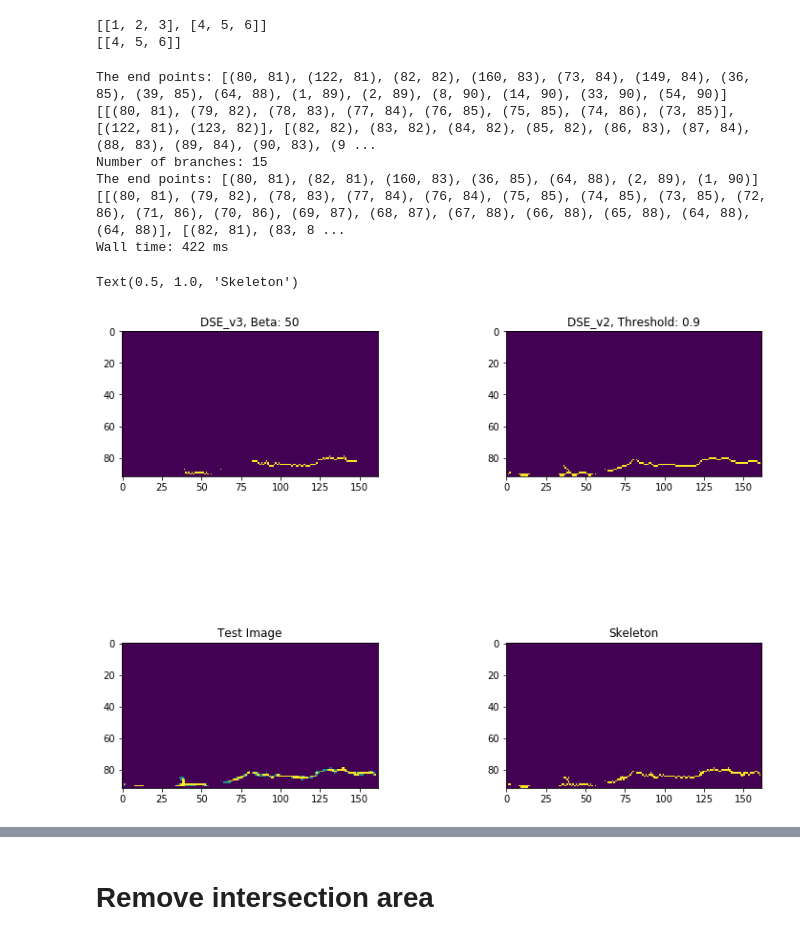
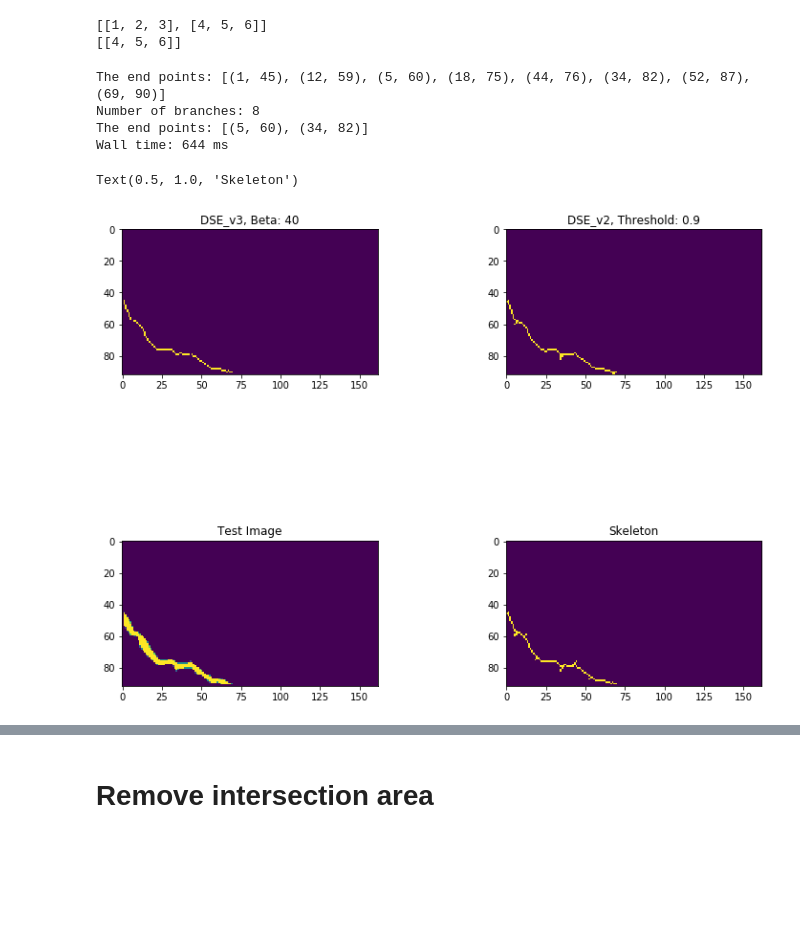
Before and after one commit to thanhtung48c/autonomous_crack_detection_and_quantification, a Jupyter notebook: utils.ipynb, the cells around one changed output, grey strips where cells are left out. Saved outputs shown, nothing was run; the diff lists cells and outputs as text; code cells hidden in the pictures; blank space fills up the shorter version.

```diff
--- a/utils.ipynb
+++ b/utils.ipynb
@@ -534,34 +526,32 @@ print(t)
 [[4, 5, 6]]
 # %%
 %%time
-test_img = x_train_data[4][1]
+test_img = x_train_data[11][1]
 skeleton = morphology.medial_axis(test_img)
 skeleton = morphology.closing(skeleton)
-beta = 50
+beta = 40
 threshold = 0.9
 
 thin_img,recon_img = DSE_v3(test_img,beta)
 t_img,_ = DSE_v2(test_img,threshold)
 fig, ax = plt.subplots(nrows = 2, ncols = 2,figsize = (12,12))
 plt.subplots_adjust(hspace=0, wspace=0.5)
 
 ax[0][0].imshow(thin_img)
 ax[0][0].set_title(f"DSE_v3, Beta: {beta}")
 ax[0][1].imshow(t_img)
 ax[0][1].set_title(f"DSE_v2, Threshold: {threshold}")
 ax[1][0].imshow(test_img)
 ax[1][0].set_title("Test Image")
 ax[1][1].imshow(skeleton)
 ax[1][1].set_title("Skeleton")
 # %% [output]
-The end points: [(80, 81), (122, 81), (82, 82), (160, 83), (73, 84), (149, 84), (36, 85), (39, 85), (64, 88), (1, 89), (2, 89), (8, 90), (14, 90), (33, 90), (54, 90)]
-[[(80, 81), (79, 82), (78, 83), (77, 84), (76, 85), (75, 85), (74, 86), (73, 85)], [(122, 81), (123, 82)], [(82, 82), (83, 82), (84, 82), (85, 82), (86, 83), (87, 84), (88, 83), (89, 84), (90, 83), (9 ...
-Number of branches: 15
-The end points: [(80, 81), (82, 81), (160, 83), (36, 85), (64, 88), (2, 89), (1, 90)]
-[[(80, 81), (79, 82), (78, 83), (77, 84), (76, 84), (75, 85), (74, 85), (73, 85), (72, 86), (71, 86), (70, 86), (69, 87), (68, 87), (67, 88), (66, 88), (65, 88), (64, 88), (64, 88)], [(82, 81), (83, 8 ...
-Wall time: 422 ms
+The end points: [(1, 45), (12, 59), (5, 60), (18, 75), (44, 76), (34, 82), (52, 87), (69, 90)]
+Number of branches: 8
+The end points: [(5, 60), (34, 82)]
+Wall time: 644 ms
 Text(0.5, 1.0, 'Skeleton')
-[figure, old version]
+[figure, new version]
 # %%
 test_img = x_train_data[3][1]
 skeleton = morphology.thin(test_img)
```
Also changed, not shown: parts of 25 cells of this notebook.
